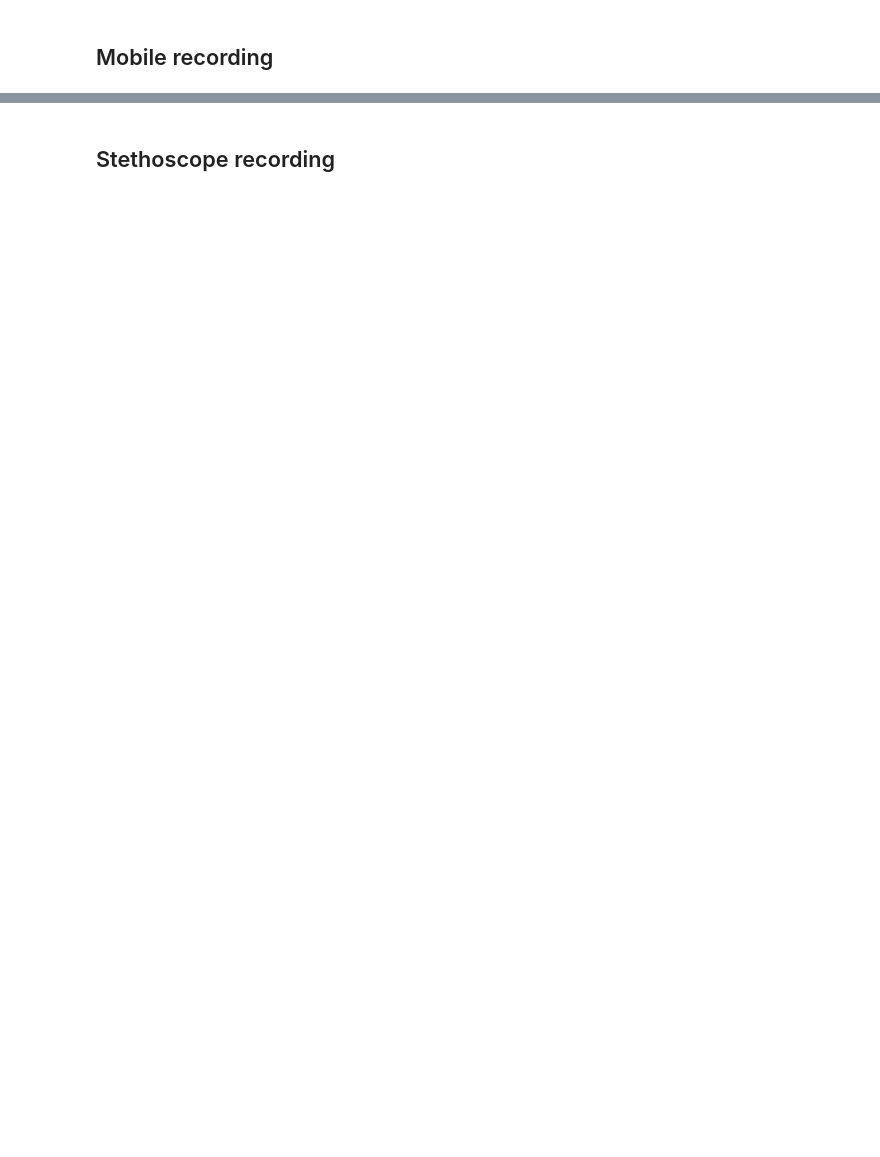
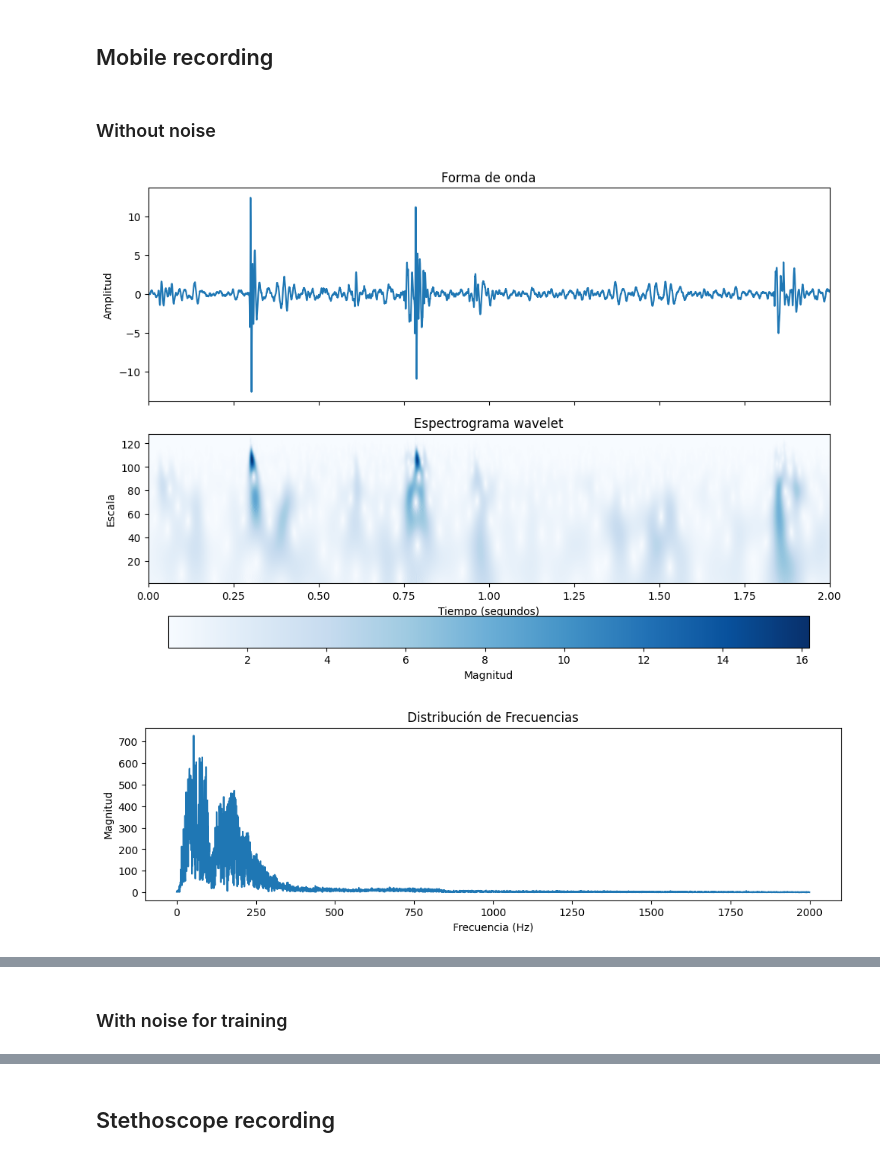
Before and after one commit to Afroefras/coratech, a Jupyter notebook: notebooks/model/train.ipynb, the cells around one changed output, grey strips where cells are left out. Saved outputs shown, nothing was run; the diff lists cells and outputs as text; code cells hidden in the pictures; blank space fills up the shorter version.

Commit message:
Adding noise process is now ready!

```diff
--- a/notebooks/model/train.ipynb
+++ b/notebooks/model/train.ipynb
@@ -59,2 +61,14 @@ stethos shape, mean and std:  torch.Size([1, 8000]) tensor(1.7881e-10) tensor(1.
 # %% [markdown]
 ## Mobile recording
+# %% [markdown]
+### Without noise
+# %%
+without_noise = CoraTechDataset(TENSORS_DIR, CHUNK_SECS)
+mobile_without_noise, _ = without_noise[choosen_one]
+
+plot_wavelet_spectrogram(mobile_without_noise.numpy(), sample_rate, downsample_factor=1)
+plot_audio_fft(mobile_without_noise.numpy(), sample_rate)
+Audio(mobile_without_noise, rate=sample_rate, autoplay=True)
+# %% [output]
+[figure, added]
+[figure, added]
@@ -61,3 +76,5 @@ stethos shape, mean and std:  torch.Size([1, 8000]) tensor(1.7881e-10) tensor(1.
+# %% [markdown]
+### With noise for training
 # %%
 plot_wavelet_spectrogram(mobile_sample.numpy(), sample_rate, downsample_factor=1)
 plot_audio_fft(mobile_sample.numpy(), sample_rate)
```
Also changed, not shown: parts of 10 cells of this notebook, 1 other file.
